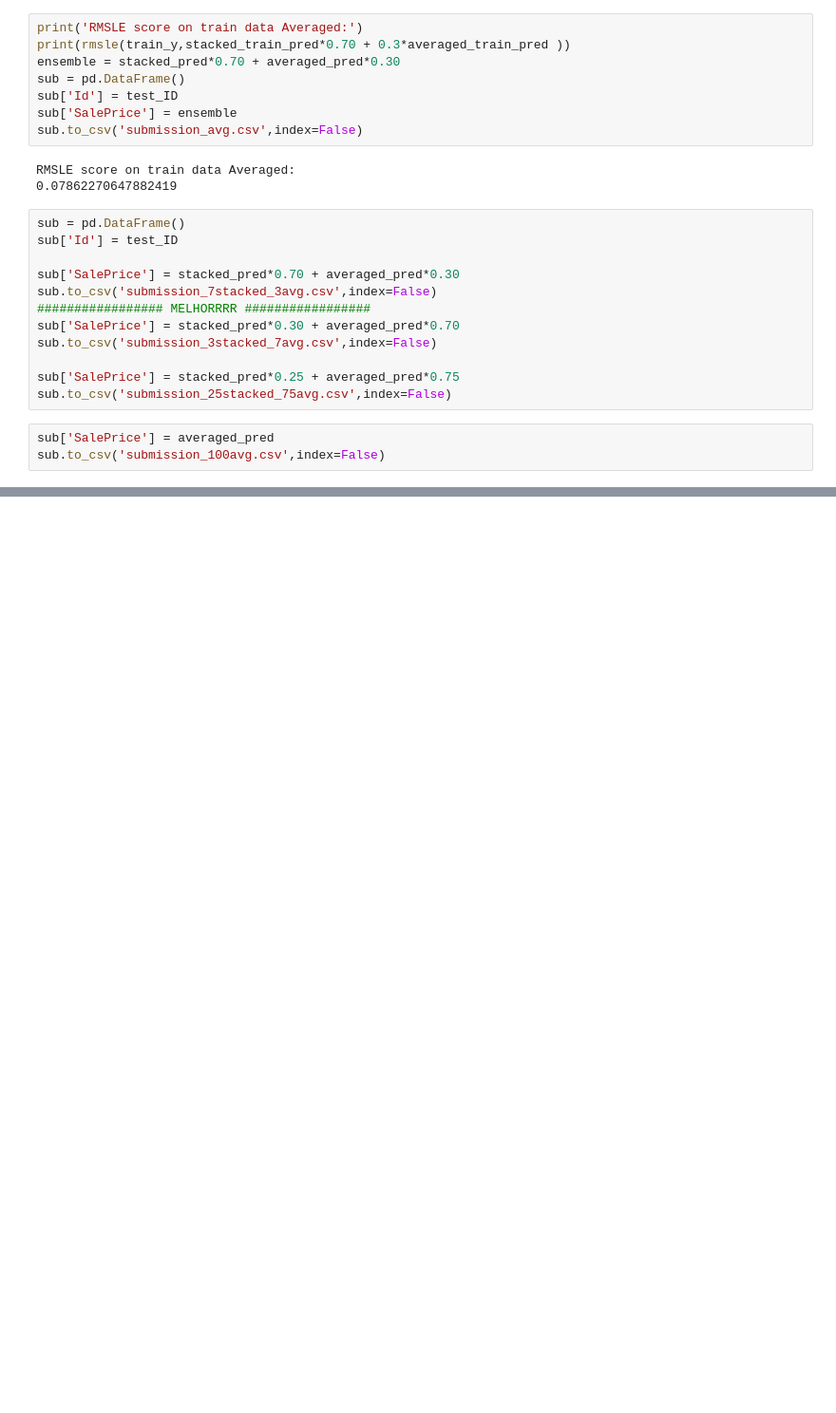
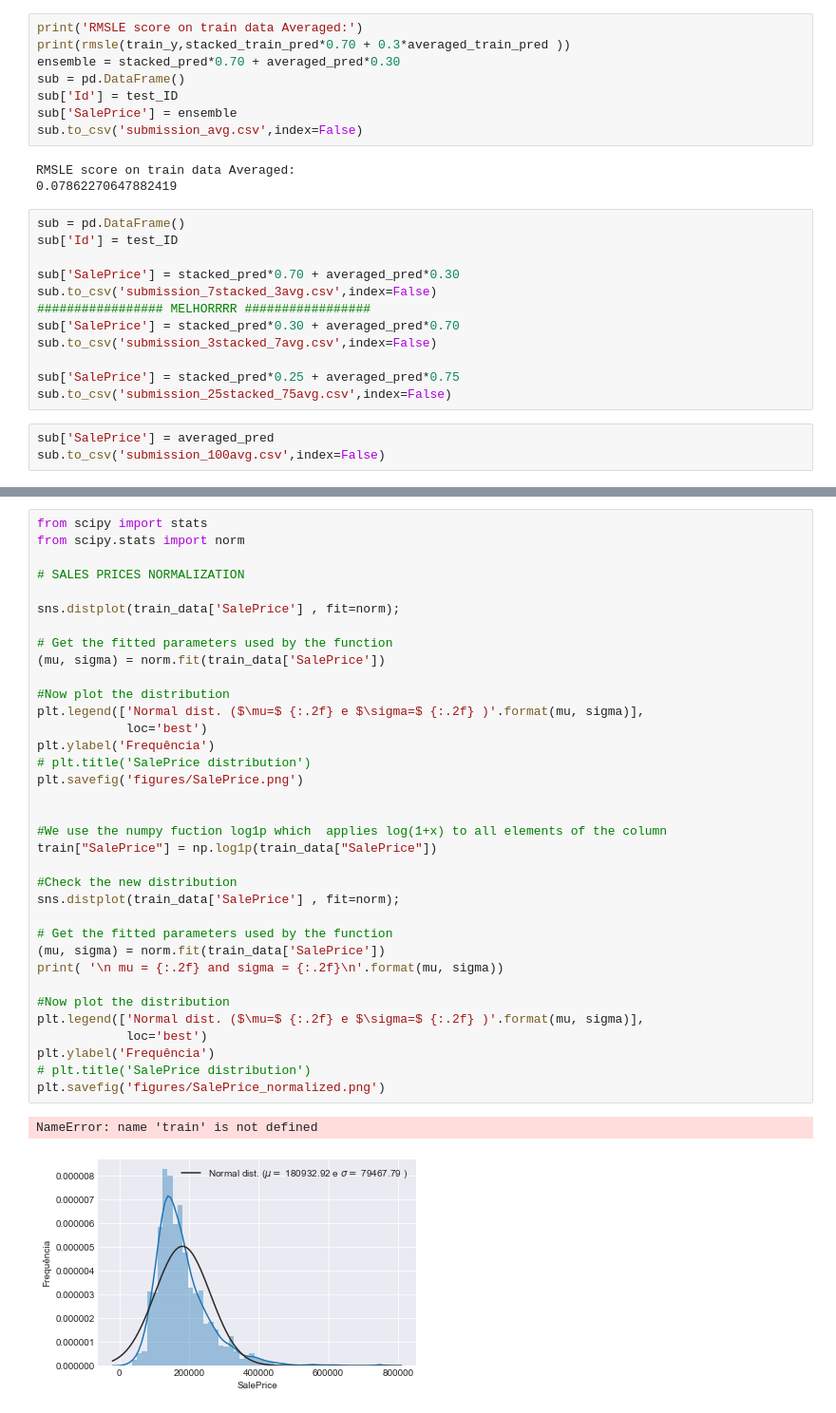
Before and after one commit to marcoscrcamargo/HousesPrices, a Jupyter notebook: pre_processing_data.ipynb, the cells around one changed output, grey strips where cells are left out. Shown: that part at 95% size. Cells and saved outputs as stored; diff of their text form; blank space fills up the shorter version.

```diff
--- a/pre_processing_data.ipynb
+++ b/pre_processing_data.ipynb
@@ -417,0 +441,38 @@ sub.to_csv('submission_100avg.csv',index=False)
+# %%
+from scipy import stats
+from scipy.stats import norm
+
+# SALES PRICES NORMALIZATION
+
+sns.distplot(train_data['SalePrice'] , fit=norm);
+
+# Get the fitted parameters used by the function
+(mu, sigma) = norm.fit(train_data['SalePrice'])
+
+#Now plot the distribution
+plt.legend(['Normal dist. ($\mu=$ {:.2f} e $\sigma=$ {:.2f} )'.format(mu, sigma)],
+            loc='best')
+plt.ylabel('Frequência')
+# plt.title('SalePrice distribution')
+plt.savefig('figures/SalePrice.png')
+
+
+#We use the numpy fuction log1p which  applies log(1+x) to all elements of the column
+train["SalePrice"] = np.log1p(train_data["SalePrice"])
+
+#Check the new distribution
+sns.distplot(train_data['SalePrice'] , fit=norm);
+
+# Get the fitted parameters used by the function
+(mu, sigma) = norm.fit(train_data['SalePrice'])
+print( '\n mu = {:.2f} and sigma = {:.2f}\n'.format(mu, sigma))
+
+#Now plot the distribution
+plt.legend(['Normal dist. ($\mu=$ {:.2f} e $\sigma=$ {:.2f} )'.format(mu, sigma)],
+            loc='best')
+plt.ylabel('Frequência')
+# plt.title('SalePrice distribution')
+plt.savefig('figures/SalePrice_normalized.png')
+# %% [output]
+NameError: name 'train' is not defined
+[figure, added]
```
Also changed, not shown: parts of 5 cells of this notebook.
